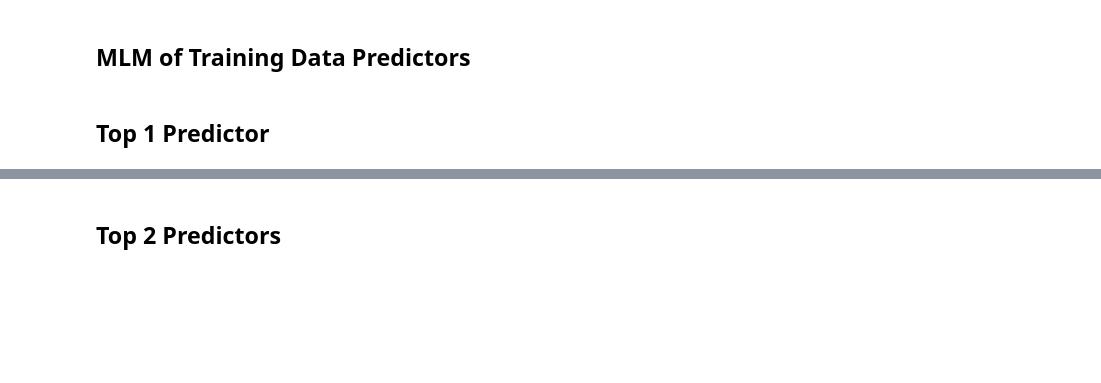
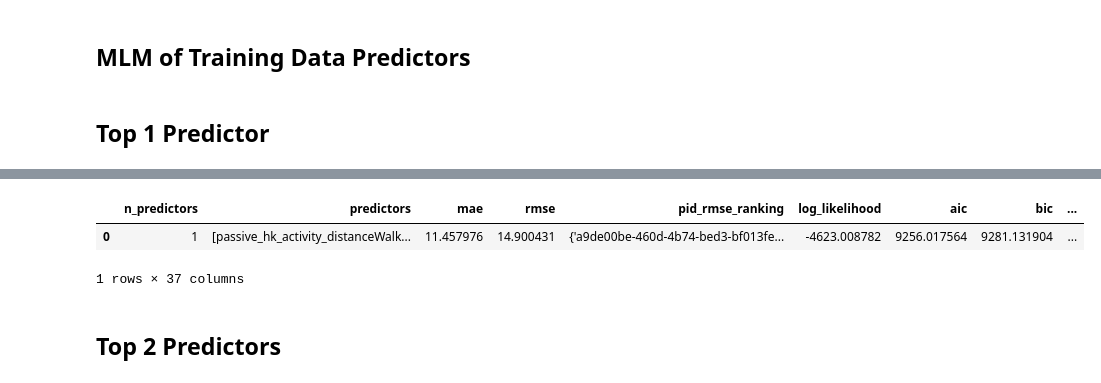
Before and after one commit to danieljwilson/3_3_experience_sampling, a Jupyter notebook: 3_3_3_data_analysis/02_analysis/Models/04_mixed_effects.ipynb, the cells around one changed output, grey strips where cells are left out. Drawn from its saved outputs; the diff is of its cells as text; code cells hidden in the pictures; blank space fills up the shorter version.

```diff
--- a/3_3_3_data_analysis/02_analysis/Models/04_mixed_effects.ipynb
+++ b/3_3_3_data_analysis/02_analysis/Models/04_mixed_effects.ipynb
@@ -376,12 +378,12 @@ for pid in pids:
                     'target': 't_current'
                 })
 
-    # Calculate correlation and obs count for t_current_nn, only if there are valid values
-    if not subject_data['passive_hk_activity_activeEnergyBurned'].isna().all() and not subject_data['t_current_nn'].isna().all():
-        valid_data = subject_data[['passive_hk_activity_activeEnergyBurned', 't_current_nn']].dropna()
+    # Calculate correlation and obs count for t_current, only if there are valid values
+    if not subject_data['passive_hk_activity_activeEnergyBurned'].isna().all() and not subject_data['t_current'].isna().all():
+        valid_data = subject_data[['passive_hk_activity_activeEnergyBurned', 't_current']].dropna()
         # Only include if at least 10 observations
         if len(valid_data) >= 10:
-            corr_t_nn = valid_data['passive_hk_activity_activeEnergyBurned'].corr(valid_data['t_current_nn'])
+            corr_t_nn = valid_data['passive_hk_activity_activeEnergyBurned'].corr(valid_data['t_current'])
             if not np.isnan(corr_t_nn):
                 correlations_t_nn.append(corr_t_nn)
                 n_obs_t_nn.append(len(valid_data))
@@ -389,7 +391,7 @@ for pid in pids:
                     'PID': pid,
                     'correlation': corr_t_nn,
                     'n_obs': len(valid_data),
-                    'target': 't_current_nn'
+                    'target': 't_current'
                 })
 
 # Convert to dataframe
@@ -422,22 +424,22 @@ ax1.set_ylabel('Correlation')
 ax1.set_title('Per-subject correlations: activeEnergyBurned vs t_current\n(dot size indicates number of observations)')
 ax1.legend()
 
-# Sort correlations and corresponding observation counts for t_current_nn
+# Sort correlations and corresponding observation counts for t_current
 sorted_indices_t_nn = np.argsort(correlations_t_nn)
 correlations_t_nn_sorted = np.array(correlations_t_nn)[sorted_indices_t_nn]
 n_obs_t_nn_sorted = np.array(n_obs_t_nn)[sorted_indices_t_nn]
 
-# Calculate weighted mean for t_current_nn
+# Calculate weighted mean for t_current
 mean_corr_t_nn = np.average(correlations_t_nn, weights=n_obs_t_nn)
 
-# Plot correlations for t_current_nn with size based on observations
+# Plot correlations for t_current with size based on observations
 ax2.scatter(range(len(correlations_t_nn)), correlations_t_nn_sorted, alpha=0.5,
            s=[n*5 for n in n_obs_t_nn_sorted], c='blue')
 ax2.axhline(y=mean_corr_t_nn, color='r', linestyle='--',
             label=f'Weighted mean correlation: {mean_corr_t_nn:.3f}')
 ax2.set_xlabel('Subject')
 ax2.set_ylabel('Correlation')
-ax2.set_title('Per-subject correlations: activeEnergyBurned vs t_current_nn\n(dot size indicates number of observations)')
+ax2.set_title('Per-subject correlations: activeEnergyBurned vs t_current\n(dot size indicates number of observations)')
 ax2.legend()
 
 plt.tight_layout()
@@ -445,13 +447,14 @@ plt.show()
 # %% [output]
 [figure]
 # %%
-# Subset PIDs with most extreme correlations
+# Subset PIDs with most extreme correlations...baseline model much better for positive?
+# Note! not actaully calculating error at this point...
 
 predictor = 'passive_hk_activity_activeEnergyBurned'
 target = 't_current'
 
-train_subset = train_data[train_data['PID'].isin(most_positive_t)]
-test_subset = test_data[test_data['PID'].isin(most_positive_t)]
+train_subset = train_data[train_data['PID'].isin(most_negative_t)]
+test_subset = test_data[test_data['PID'].isin(most_negative_t)]
 
 fit_and_predict_mlm(train_subset, test_subset, predictor, target='t_current', random_intercepts=False)
 
@@ -1059,7 +1328,17 @@ def fit_and_predict_mlm(train_data, test_data, predictors, target='t_current', r
 # %%
+# Load mlm_gap_results_train
+mlm_gap_results_train = pd.read_csv('../../../3_3_2_processed_data/modeling/passive_data/mlm_models_passive_1pred_train.csv')
+
 # Get the first feature from the MLM results
 predictor = mlm_gap_results_train.iloc[0]['feature']
 
-# Non-normalized target, random slopes and intercepts
-fit_and_predict_mlm(train_data, test_data, predictor, target='t_current', random_intercepts=True)
+model, predictions, test_actual, test_data_clean = fit_and_predict_mlm(train_data,
+                                                                       test_data,
+                                                                       predictors=predictor,
+                                                                       target='t_current',
+                                                                       random_intercepts=True)
+
+results_df = calculate_metrics(model, predictions, test_actual, test_data_clean, train_data)
+
+plot_model_diagnostics(test_actual, predictions, test_data_clean)
 # %% [output]
@@ -1086,3 +1363,9 @@ Day-to-Day Change Direction, 95% CI: [49.36%, 55.66%]
+# %%
+results_df
+# %% [output]
+|  | n_predictors | predictors | mae | rmse | pid_rmse_ranking | log_likelihood | aic | bic | ... |
+| 0 | 1 | [passive_hk_activity_distanceWalk... | 11.457976 | 14.900431 | {'a9de00be-460d-4b74-bed3-bf013fe... | -4623.008782 | 9256.017564 | 9281.131904 | ... |
+1 rows × 37 columns
 # %% [markdown]
 ## Top 2 Predictors
 # %%
```
Also changed, not shown: parts of 20 cells of this notebook.
